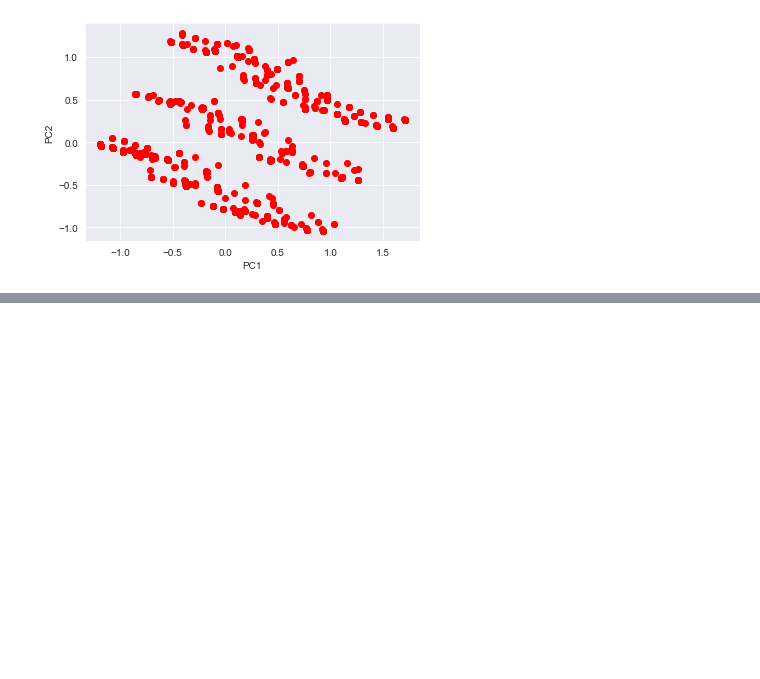
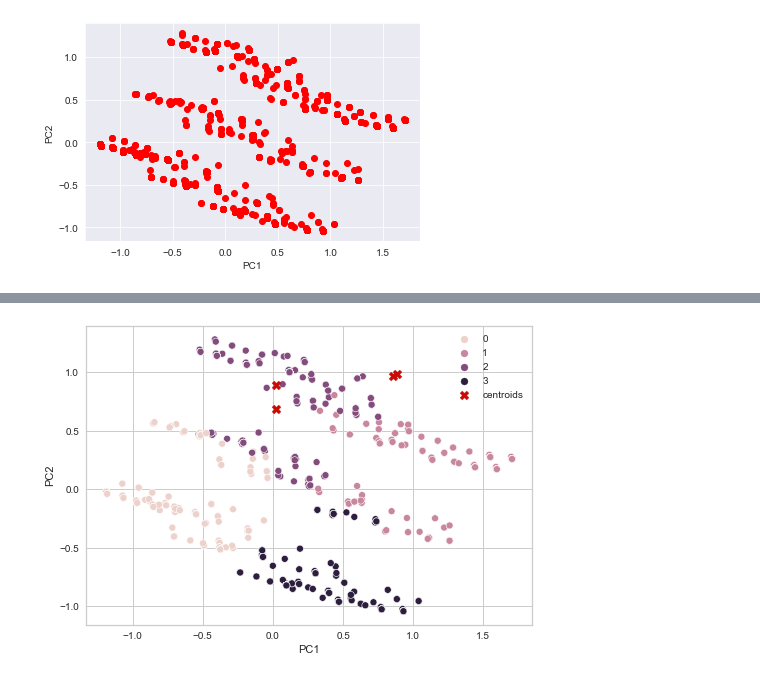
Before and after one commit to bharxhav/mcdonalds-market-segmentation, a Jupyter notebook: market-segmentation.ipynb, the cells around one changed output, grey strips where cells are left out. Saved outputs shown, nothing was run; the diff lists cells and outputs as text; code cells hidden in the pictures; blank space fills up the shorter version.

```diff
--- a/market-segmentation.ipynb
+++ b/market-segmentation.ipynb
@@ -240,0 +244,18 @@ plt.show()
+# %%
+kmeans = KMeans(4, init='k-means++', random_state=42).fit(df_bin)
+df['cluster_number'] = kmeans.labels_
+# %%
+from sklearn.decomposition import PCA
+from sklearn import preprocessing
+x = df_bin.values
+pca_data = preprocessing.scale(x)
+pca = PCA(n_components=11)
+pc = pca.fit_transform(x)
+
+pf = pd.DataFrame(data=pc, columns=[f"PC{i+1}" for i in range(11)])
+sns.scatterplot(data=pf, x='PC1', y='PC2', hue=kmeans.labels_)
+plt.scatter(kmeans.cluster_centers_[:, 0], kmeans.cluster_centers_[:, 1], marker='X', c="r", s=80, label='centroids')
+plt.legend()
+plt.show()
+# %% [output]
+[figure, added]
```
Also changed, not shown: parts of 10 cells of this notebook.
